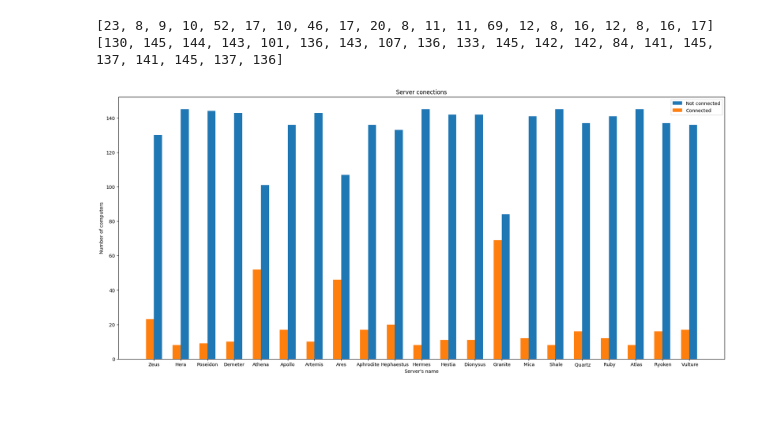
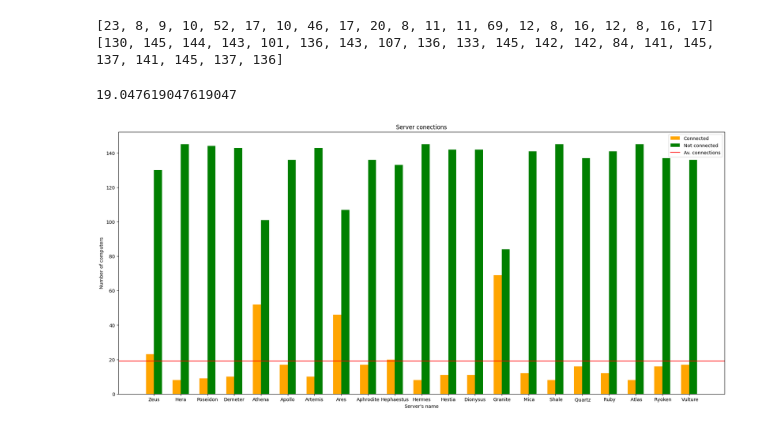
Before and after one commit to erifejams/Autonomous-Systems, a Jupyter notebook: fmd_test.ipynb, the cells around one changed output. Saved outputs shown, nothing was run; the diff lists cells and outputs as text; code cells hidden in the pictures.

```diff
--- a/fmd_test.ipynb
+++ b/fmd_test.ipynb
@@ -109,20 +109,26 @@ print(not_cc)
 # %% [output]
 [23, 8, 9, 10, 52, 17, 10, 46, 17, 20, 8, 11, 11, 69, 12, 8, 16, 12, 8, 16, 17]
 [130, 145, 144, 143, 101, 136, 143, 107, 136, 133, 145, 142, 142, 84, 141, 145, 137, 141, 145, 137, 136]
+# %%
+mean_connections=np.mean(cc)
+print(mean_connections)
+# %% [output]
+19.047619047619047
 # %%
 X_axis = np.arange(len(list_of_column_names))
 
 plt.figure(figsize=(23,10))
 
-plt.bar(X_axis+ 0.15, not_cc, 0.3, label = 'Not connected')
-plt.bar(X_axis - 0.15, cc, 0.3, label = 'Connected')
+line1=plt.bar(X_axis - 0.15, cc, 0.3, label = 'Connected',color='orange')
+line2=plt.bar(X_axis+ 0.15, not_cc, 0.3, label = 'Not connected',color='green')
+line3=plt.axhline(y=mean_connections,c='red', label= 'Av. connections')
 
 plt.xticks(X_axis, list_of_column_names)
 plt.xlabel("Server's name")
 plt.ylabel("Number of computers")
 plt.title("Server conections")
-plt.legend()
+plt.legend(handles=[line1,line2,line3])
 
 plt.show()
 # %% [output]
-[figure, old version]
+[figure, new version]
```
Also changed, not shown: 1 other file.
